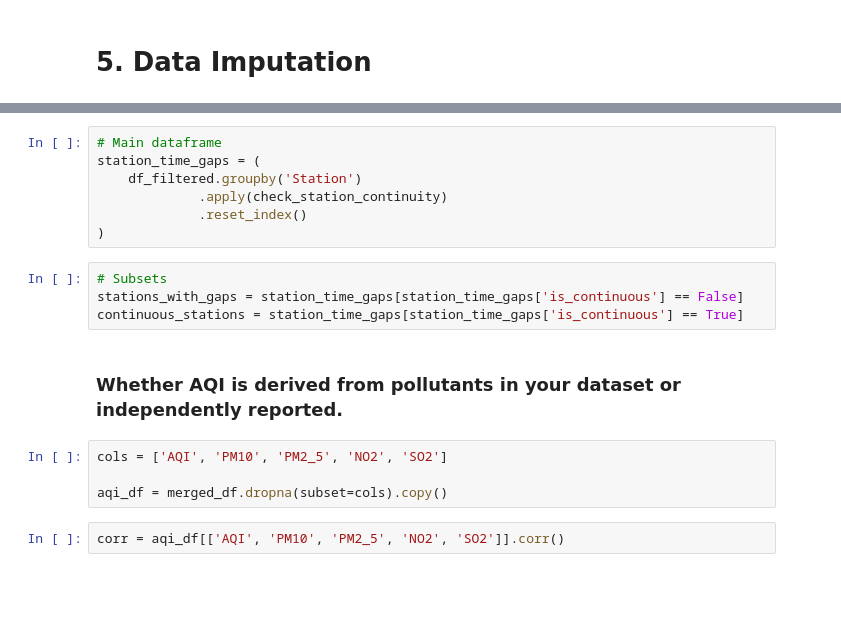
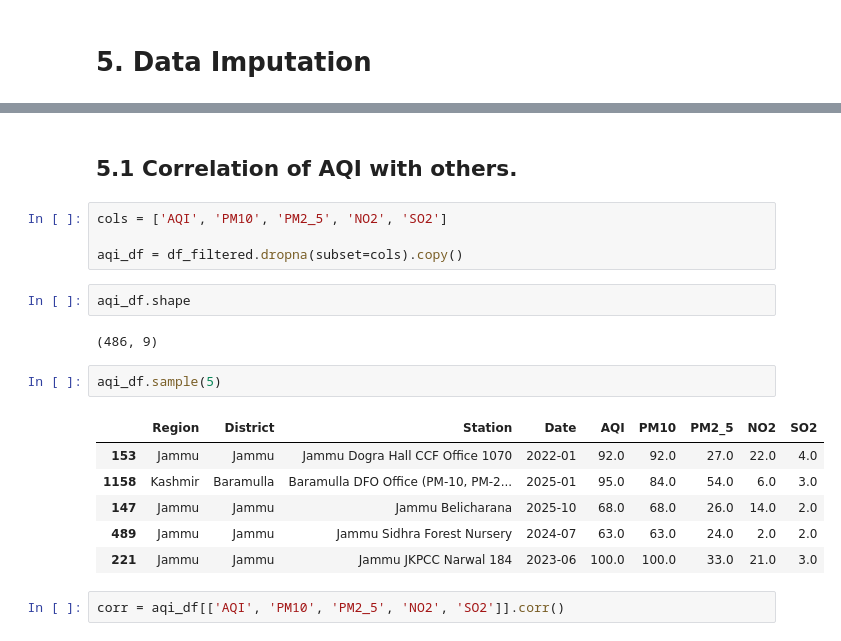
Before and after one commit to mohmmad-akeeb/j-k-pollution-data-analysis, a Jupyter notebook: Untitled.ipynb, the cells around one changed output, grey strips where cells are left out. Drawn from its saved outputs; the diff is of its cells as text; blank space fills up the shorter version.

```diff
--- a/Untitled.ipynb
+++ b/Untitled.ipynb
@@ -490,20 +468,22 @@ def check_station_continuity(group):
-# %%
-# Main dataframe
-station_time_gaps = (
-    df_filtered.groupby('Station')
-             .apply(check_station_continuity)
-             .reset_index()
-)
-# %%
-# Subsets
-stations_with_gaps = station_time_gaps[station_time_gaps['is_continuous'] == False]
-continuous_stations = station_time_gaps[station_time_gaps['is_continuous'] == True]
 # %% [markdown]
-### Whether AQI is derived from pollutants in your dataset or independently reported.
+## 5.1 Correlation of AQI with others.
 # %%
 cols = ['AQI', 'PM10', 'PM2_5', 'NO2', 'SO2']
 
-aqi_df = merged_df.dropna(subset=cols).copy()
+aqi_df = df_filtered.dropna(subset=cols).copy()
+# %%
+aqi_df.shape
+# %% [output]
+(486, 9)
+# %%
+aqi_df.sample(5)
+# %% [output]
+|  | Region | District | Station | Date | AQI | PM10 | PM2_5 | NO2 | SO2 |
+| 153 | Jammu | Jammu | Jammu Dogra Hall CCF Office 1070 | 2022-01 | 92.0 | 92.0 | 27.0 | 22.0 | 4.0 |
+| 1158 | Kashmir | Baramulla | Baramulla DFO Office (PM-10, PM-2... | 2025-01 | 95.0 | 84.0 | 54.0 | 6.0 | 3.0 |
+| 147 | Jammu | Jammu | Jammu Belicharana | 2025-10 | 68.0 | 68.0 | 26.0 | 14.0 | 2.0 |
+| 489 | Jammu | Jammu | Jammu Sidhra Forest Nursery | 2024-07 | 63.0 | 63.0 | 24.0 | 2.0 | 2.0 |
+| 221 | Jammu | Jammu | Jammu JKPCC Narwal 184 | 2023-06 | 100.0 | 100.0 | 33.0 | 21.0 | 3.0 |
 # %%
 corr = aqi_df[['AQI', 'PM10', 'PM2_5', 'NO2', 'SO2']].corr()
 # %%
```
Also changed, not shown: parts of 7 cells of this notebook, 4 other files.
